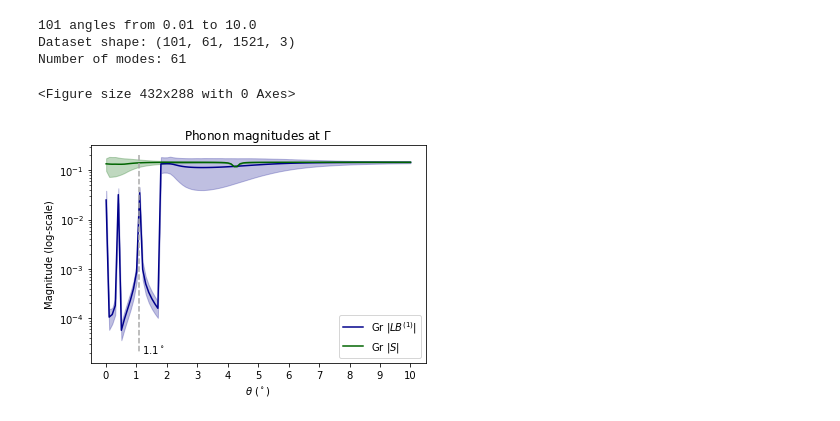
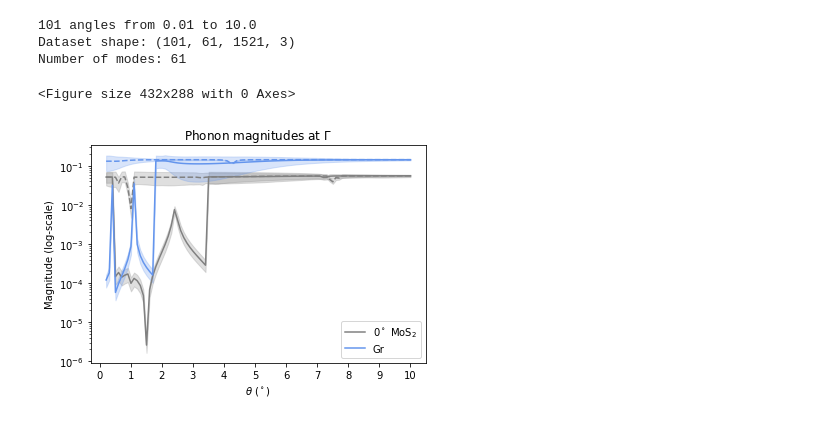
Before and after one commit to jz-lu/ml-ph, a Jupyter notebook: ALLEGRO_ANALYZER/thspc_mags.ipynb, the cells around one changed output. Cells and saved outputs as stored; diff of their text form; code cells hidden in the pictures.

```diff
--- a/ALLEGRO_ANALYZER/thspc_mags.ipynb
+++ b/ALLEGRO_ANALYZER/thspc_mags.ipynb
@@ -40,10 +40,10 @@ Number of modes: 40
 # %%
 M1_mean_umag = np.mean(LA.norm(M1_dataset, axis=-1), axis=2)
-M1_max_umag = np.max(LA.norm(M1_dataset, axis=-1), axis=2)
-M1_min_umag = np.min(LA.norm(M1_dataset, axis=-1), axis=2)
-M1_max_uz = np.max(M1_dataset[:,:,:,-1], axis=2)
-M1_min_uz = np.min(M1_dataset[:,:,:,-1], axis=2)
+M1_max_umag = np.quantile(LA.norm(M1_dataset, axis=-1), 0.75, axis=2)
+M1_min_umag = np.quantile(LA.norm(M1_dataset, axis=-1), 0.25, axis=2)
 M1_mean_uz = np.mean(M1_dataset[:,:,:,-1], axis=2)
+M1_max_uz = np.quantile(M1_dataset[:,:,:,-1], 0.75, axis=2)
+M1_min_uz = np.quantile(M1_dataset[:,:,:,-1], 0.25, axis=2)
 # %%
 # Import the indices and extract the modes
 M1_LB1_idxs = np.load(f'{ROOT}/{DIRNAME}/{THSPC_DIR}/data/MoS2_LB1_idxs.npy')
@@ -145,30 +145,29 @@ np.save(f'{ROOT}/{DIRNAME}/{THSPC_DIR}/data/Gr_LB1_min_z.npy', M2_LB1_min_z)
 np.save(f'{ROOT}/{DIRNAME}/{THSPC_DIR}/data/Gr_LB1_mean_z.npy', M2_LB1_mean_z)
 # %%
 plt.clf()
+CUT = 2
 _, ax = plt.subplots()
 ax.set_title(fr"Phonon magnitudes at {log_name}")
 ax.set_xlabel(r'$\theta$ ($^\circ$)')
 ax.set_ylabel(r'Magnitude (log-scale)')
 
-# ax.plot(M1_thetas[2:], M1_LB1_mean[2:], color='darkblue', label=r'$0^\circ$ MoS$_2$ $|LB^{(1)}|$')
-# ax.plot(M1_thetas[2:], M1_LB1_max[2:], color='darkblue', alpha=0.25)
-# # ax.plot(M1_thetas[2:], M1_LB1_mean_z[2:], color='darkred', label=r'$0^\circ$ MoS$_2$ $LB^{(1)}_z$')
-# # ax.plot(M1_thetas[2:], M1_LB1_max_z[2:], color='darkred', alpha=0.25)
-# ax.plot(M1_thetas[2:], M1_S_mean[2:], color='darkgreen', label=r'$0^\circ$ MoS$_2$ $|S|$')
-# ax.plot(M1_thetas[2:], M1_S_max[2:], color='darkgreen', alpha=0.25)
+ax.plot(M1_thetas[CUT:], M1_LB1_mean[CUT:], color='grey', label=r'$0^\circ$ MoS$_2$')
+ax.fill_between(M1_thetas[CUT:], M1_LB1_min[CUT:], M1_LB1_max[CUT:], color='grey', alpha=0.25)
+ax.plot(M1_thetas[CUT:], M1_S_mean[CUT:], color='grey', linestyle='--')
+ax.fill_between(M1_thetas[CUT:], M1_S_min[CUT:], M1_S_max[CUT:], color='grey', alpha=0.25)
 
-ax.plot(M2_thetas[0:], M2_LB1_mean[0:], color='darkblue', label=r'Gr $|LB^{(1)}|$')
-ax.fill_between(M2_thetas[0:], M2_LB1_min[0:], M2_LB1_max[0:], color='darkblue', alpha=0.25)
-ax.plot(M2_thetas[0:], M2_S_mean[0:], color='darkgreen', label=r'Gr $|S|$')
-ax.fill_between(M2_thetas[0:], M2_S_min[0:], M2_S_max[0:], color='darkgreen', alpha=0.25)
+ax.plot(M2_thetas[CUT:], M2_LB1_mean[CUT:], color='cornflowerblue', label='Gr')
+ax.fill_between(M2_thetas[CUT:], M2_LB1_min[CUT:], M2_LB1_max[CUT:], color='cornflowerblue', alpha=0.25)
+ax.plot(M2_thetas[CUT:], M2_S_mean[CUT:], color='cornflowerblue', linestyle='--')
+ax.fill_between(M2_thetas[CUT:], M2_S_min[CUT:], M2_S_max[CUT:], color='cornflowerblue', alpha=0.25)
 
 ax.legend()
 ax.set_yscale("log")
 ax.set_xticks(np.arange(10+1))
 # ax.plot([1.1]*3, [2e-1, 1e-2, 2e-5], color='darkgrey', linestyle='--')
 # plt.text(1.2, 2e-5, r'$1.1^\circ$')
 plt.savefig("/Users/jonathanlu/Documents/data_mlph/mags.pdf")
 plt.show()
 # %% [output]
 <Figure size 432x288 with 0 Axes>
-[figure, old version]
+[figure, new version]
```
Also changed, not shown: parts of 1 cell of this notebook, 3 other files.
